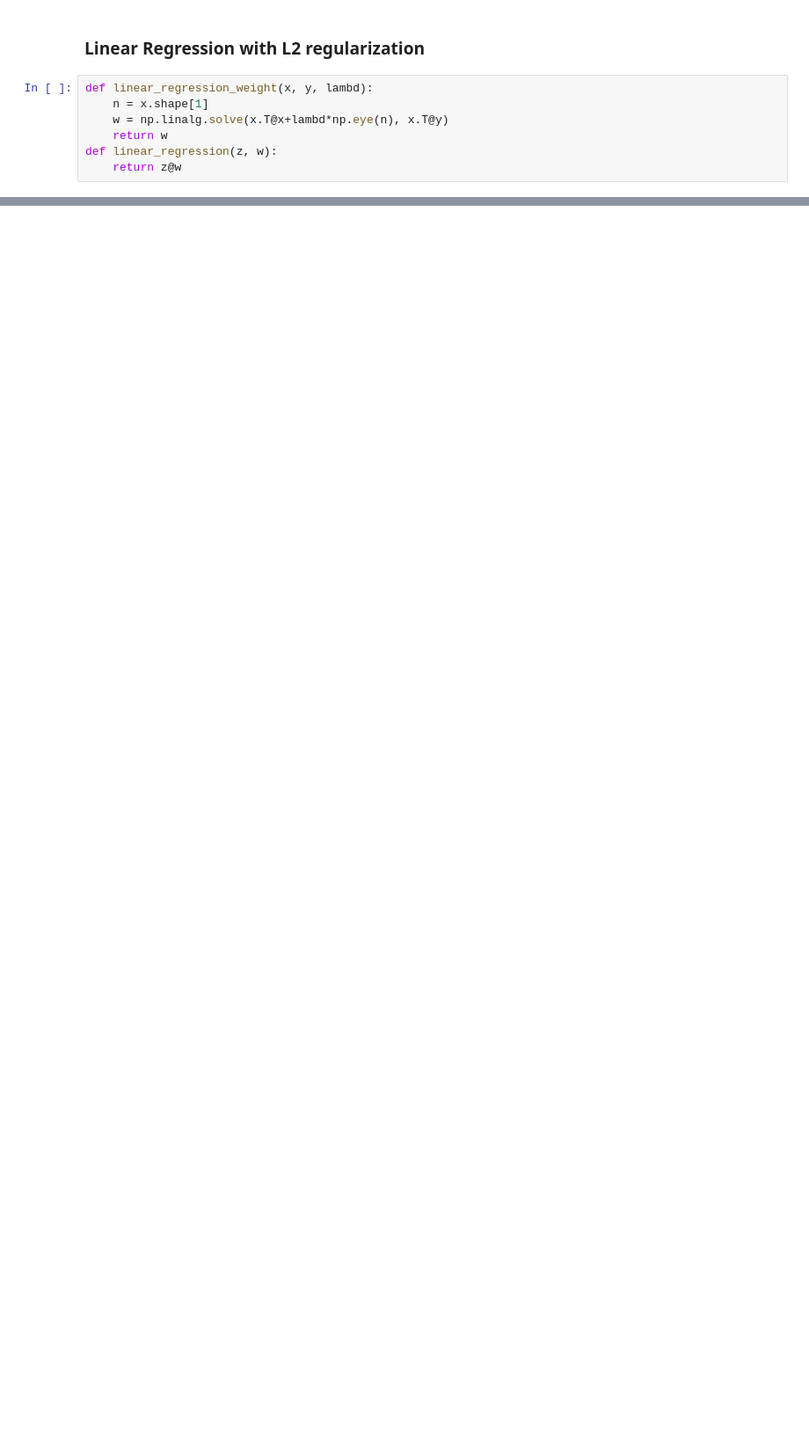
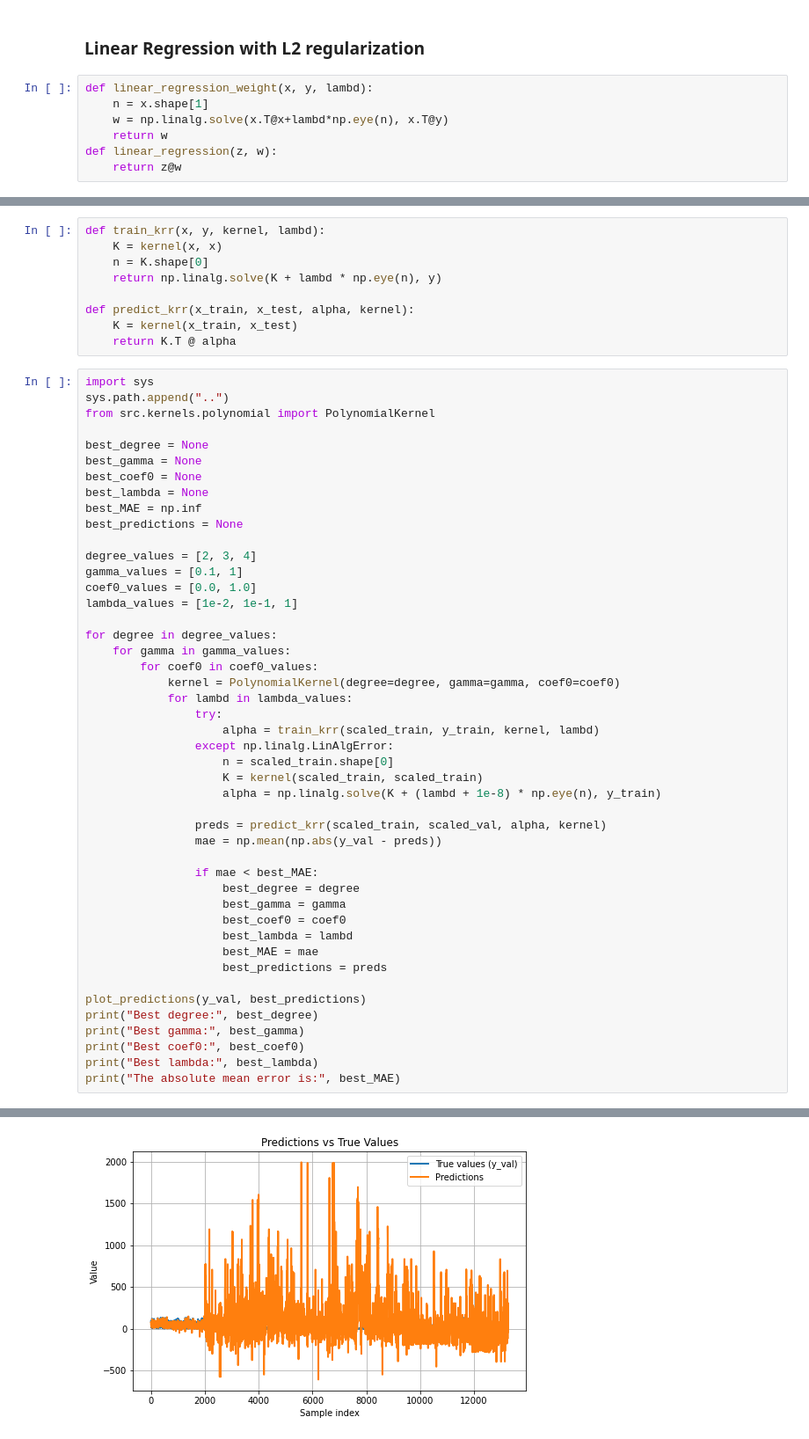
Before and after one commit to dimanaStoyanova7/kernel-regression-dim-reduction, a Jupyter notebook: notebooks/Kernel_ridge.ipynb, the cells around one changed output, grey strips where cells are left out. Shown at 88% size. Cells and saved outputs as stored; diff of their text form; blank space fills up the shorter version.

Commit message:
Added laplacian and polynomial kernels

```diff
--- a/notebooks/Kernel_ridge.ipynb
+++ b/notebooks/Kernel_ridge.ipynb
@@ -101,0 +104,56 @@ The absolute mean error is: 67.86635224804382
+# %%
+def train_krr(x, y, kernel, lambd):
+    K = kernel(x, x)
+    n = K.shape[0]
+    return np.linalg.solve(K + lambd * np.eye(n), y)
+
+def predict_krr(x_train, x_test, alpha, kernel):
+    K = kernel(x_train, x_test)
+    return K.T @ alpha
+# %%
+import sys
+sys.path.append("..")
+from src.kernels.polynomial import PolynomialKernel
+
+best_degree = None
+best_gamma = None
+best_coef0 = None
+best_lambda = None
+best_MAE = np.inf
+best_predictions = None
+
+degree_values = [2, 3, 4]
+gamma_values = [0.1, 1]
+coef0_values = [0.0, 1.0]
+lambda_values = [1e-2, 1e-1, 1]
+
+for degree in degree_values:
+    for gamma in gamma_values:
+        for coef0 in coef0_values:
+            kernel = PolynomialKernel(degree=degree, gamma=gamma, coef0=coef0)
+            for lambd in lambda_values:
+                try:
+                    alpha = train_krr(scaled_train, y_train, kernel, lambd)
+                except np.linalg.LinAlgError:
+                    n = scaled_train.shape[0]
+                    K = kernel(scaled_train, scaled_train)
+                    alpha = np.linalg.solve(K + (lambd + 1e-8) * np.eye(n), y_train)
+
+                preds = predict_krr(scaled_train, scaled_val, alpha, kernel)
+                mae = np.mean(np.abs(y_val - preds))
+
+                if mae < best_MAE:
+                    best_degree = degree
+                    best_gamma = gamma
+                    best_coef0 = coef0
+                    best_lambda = lambd
+                    best_MAE = mae
+                    best_predictions = preds
+
+plot_predictions(y_val, best_predictions)
+print("Best degree:", best_degree)
+print("Best gamma:", best_gamma)
+print("Best coef0:", best_coef0)
+print("Best lambda:", best_lambda)
+print("The absolute mean error is:", best_MAE)
+# %% [output]
@@ -101,0 +177 @@ The absolute mean error is: 67.86635224804382
+[figure, added]
```
Also changed, not shown: parts of 4 cells of this notebook, 2 other files.
